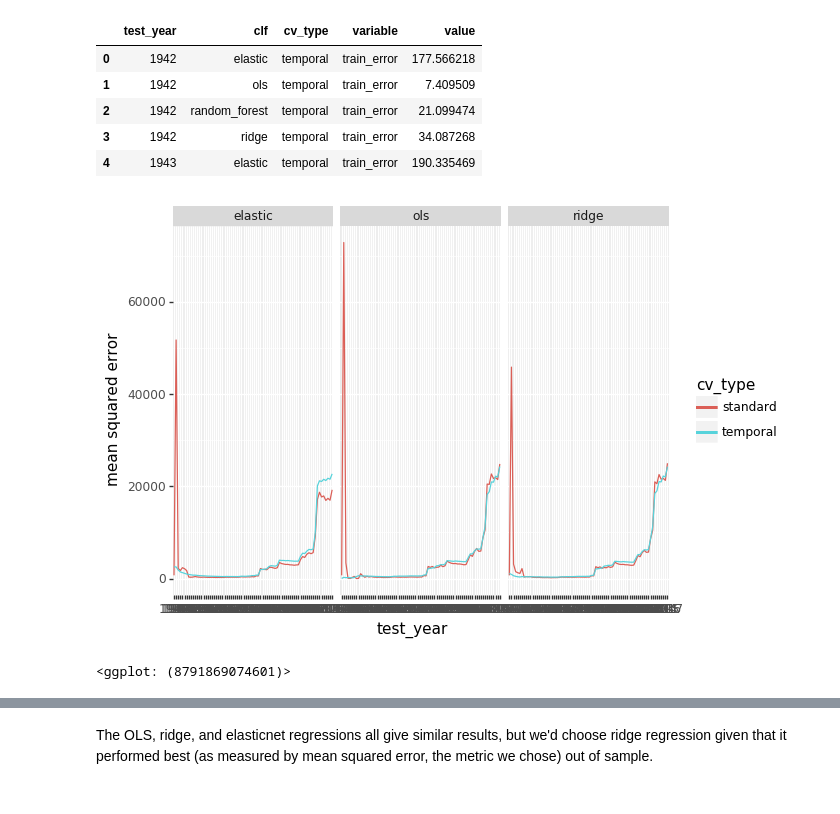
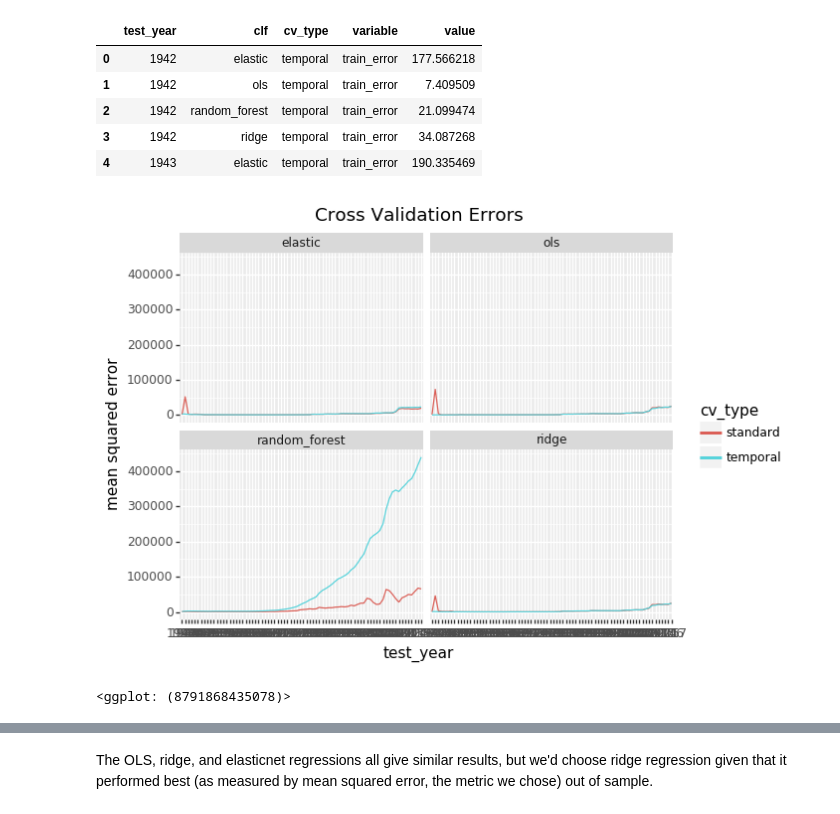
Before and after one commit to dssg/hitchhikers-guide, a Jupyter notebook: curriculum/3_modeling_and_machine_learning/machine-learning/predicting_GDP.ipynb, the cells around one changed output, grey strips where cells are left out. Saved outputs shown, nothing was run; the diff lists cells and outputs as text; code cells hidden in the pictures.

```diff
--- a/curriculum/3_modeling_and_machine_learning/machine-learning/predicting_GDP.ipynb
+++ b/curriculum/3_modeling_and_machine_learning/machine-learning/predicting_GDP.ipynb
@@ -290,12 +290,13 @@ cv_results_long.head()
 | 3 | 1942 | ridge | temporal | train_error | 34.087268 |
 | 4 | 1943 | elastic | temporal | train_error | 190.335469 |
 # %%
-(ggplot(cv_results_long[(cv_results_long.variable=='cv_error') & (cv_results_long.clf!='random_forest')], aes(x='test_year', color='cv_type')) +
+(ggplot(cv_results_long[(cv_results_long.variable=='cv_error')], aes(x='test_year', color='cv_type')) +
     geom_line(aes(y='value', group='cv_type')) +
     xlab('test_year') +
     ylab('mean squared error') +
-    facet_wrap('~clf')
+    facet_wrap('~clf') +
+    ggtitle('Cross Validation Errors')
 )
 # %% [output]
-[figure, old version]
+[figure, new version]
-<ggplot: (8791869074601)>
+<ggplot: (8791868435078)>
```
Also changed, not shown: parts of 4 cells of this notebook.
